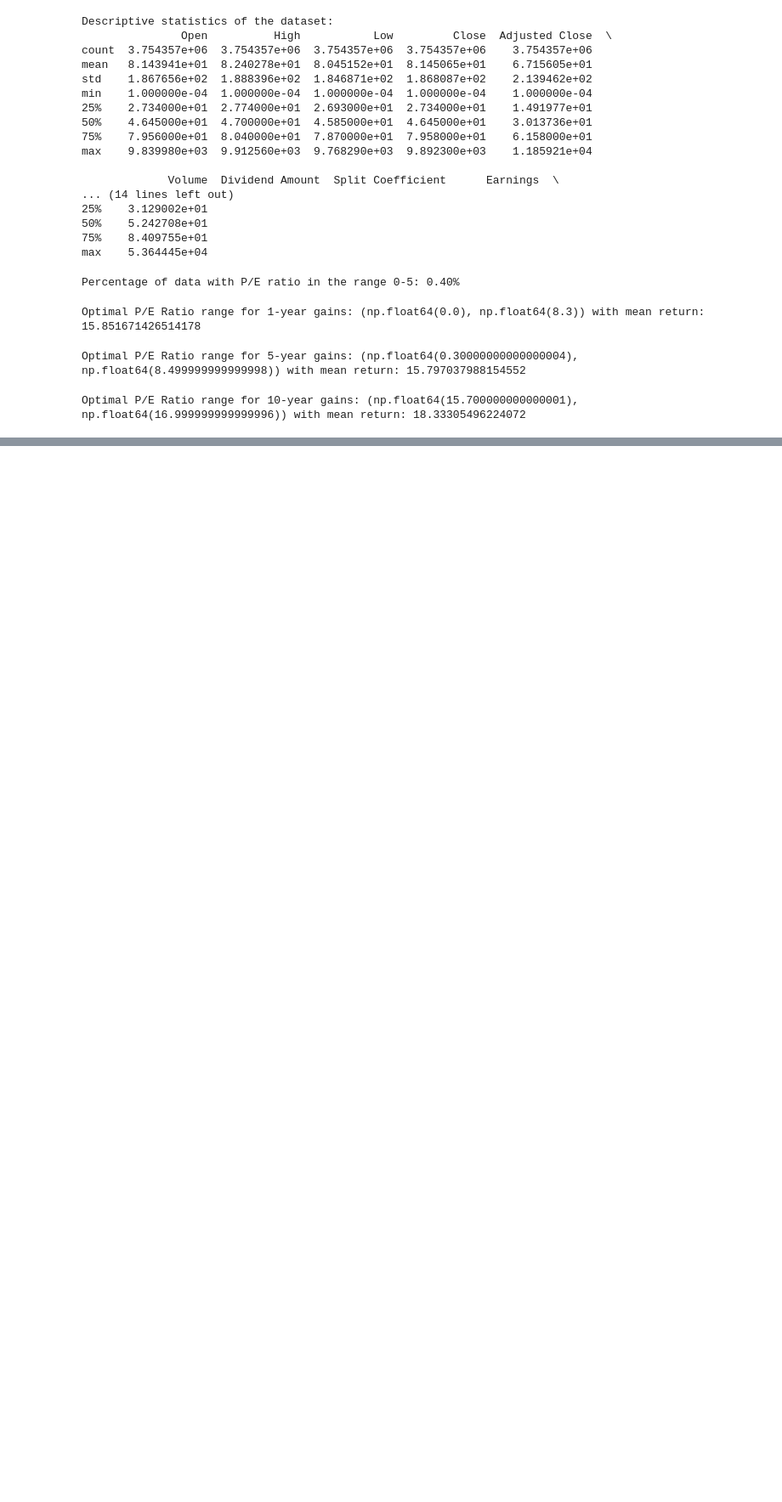
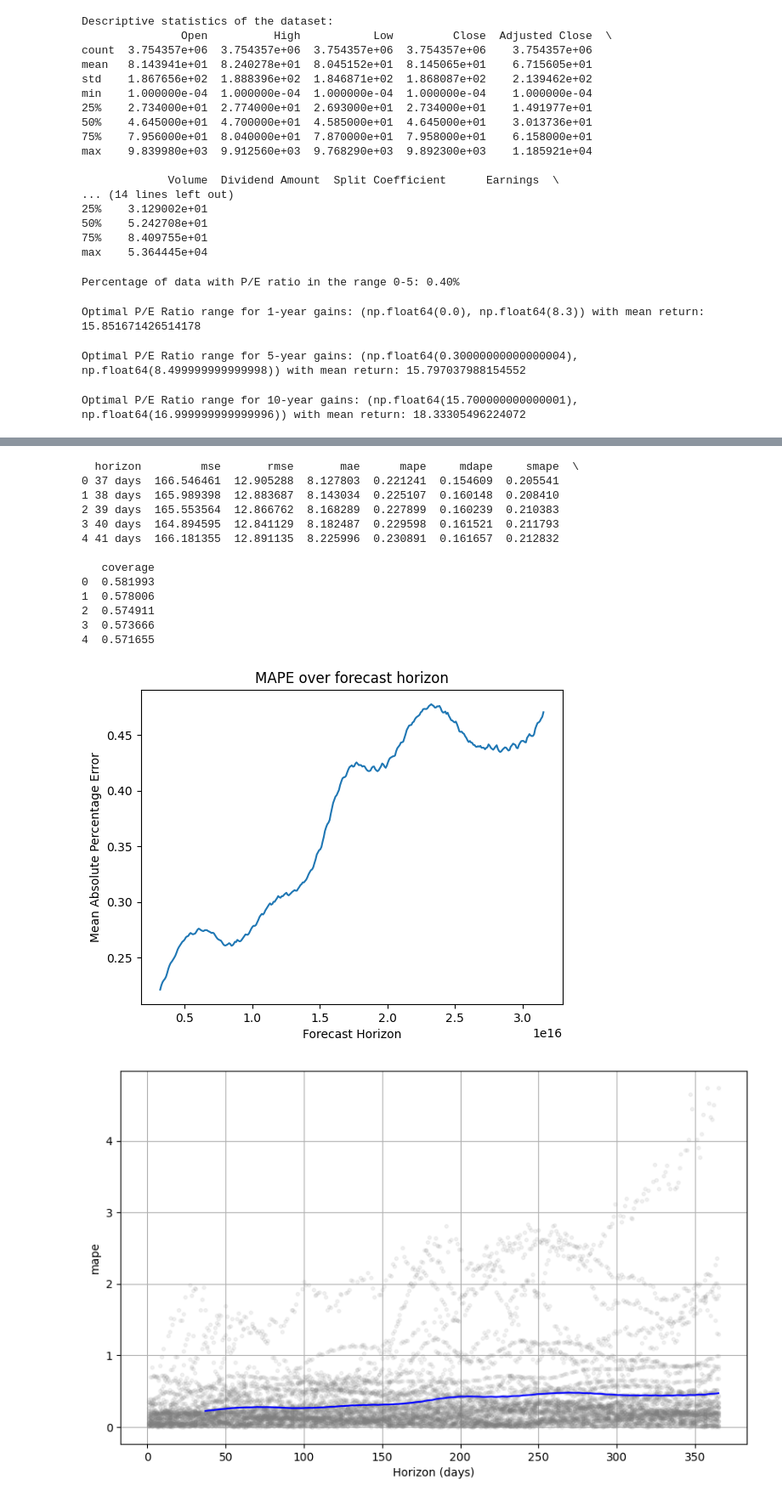
Before and after one commit to Dmeisterr/stock-program, a Jupyter notebook: src/DataAnalysis.ipynb, the cells around one changed output, grey strips where cells are left out. Shown at 85% size. Cells and saved outputs as stored; diff of their text form; code cells hidden in the pictures; blank space fills up the shorter version.

```diff
--- a/src/DataAnalysis.ipynb
+++ b/src/DataAnalysis.ipynb
@@ -168,0 +1016,44 @@ R^2 Score: 0.0008896238744323659
+# %%
+import pandas as pd
+from prophet import Prophet
+import matplotlib.pyplot as plt
+from prophet.diagnostics import cross_validation, performance_metrics
+
+# Read the data
+df = pd.read_csv("../stocks_calc_final_with_ttm.csv")
+df['Date'] = pd.to_datetime(df['Date'])
+
+# Choose one stock (for example, the first stock)
+sample_stock = df[df['Symbol'] == df['Symbol'].unique()[0]].copy()
+sample_stock = sample_stock.sort_values('Date')
+
+# Prepare data for Prophet
+prophet_df = sample_stock[['Date', 'Adjusted Close']].rename(columns={'Date': 'ds', 'Adjusted Close': 'y'})
+
+# Fit the model
+model = Prophet(yearly_seasonality=True, weekly_seasonality=True, daily_seasonality=False, changepoint_prior_scale=0.05)
+model.fit(prophet_df)
+
+# Backtesting using Prophet's cross_validation
+# initial: period used for training before starting predictions
+# period: frequency at which to make predictions
+# horizon: forecast distance ahead to evaluate on
+df_cv = cross_validation(model, initial='365 days', period='180 days', horizon='365 days')
+
+# Compute performance metrics
+df_p = performance_metrics(df_cv)
+print(df_p.head())
+
+# Plot performance metric (e.g., MAPE)
+import seaborn as sns
+sns.lineplot(data=df_p, x='horizon', y='mape')
+plt.title('MAPE over forecast horizon')
+plt.xlabel('Forecast Horizon')
+plt.ylabel('Mean Absolute Percentage Error')
+plt.show()
+
+# Optional: Visualize cross-validation forecast vs actuals
+from prophet.plot import plot_cross_validation_metric
+fig = plot_cross_validation_metric(df_cv, metric='mape')
+plt.show()
+# %% [output]
@@ -168,0 +1080,15 @@ R^2 Score: 0.0008896238744323659
+  horizon         mse       rmse       mae      mape     mdape     smape  \
+0 37 days  166.546461  12.905288  8.127803  0.221241  0.154609  0.205541
+1 38 days  165.989398  12.883687  8.143034  0.225107  0.160148  0.208410
+2 39 days  165.553564  12.866762  8.168289  0.227899  0.160239  0.210383
+3 40 days  164.894595  12.841129  8.182487  0.229598  0.161521  0.211793
+4 41 days  166.181355  12.891135  8.225996  0.230891  0.161657  0.212832
+
+   coverage
+0  0.581993
+1  0.578006
+2  0.574911
+3  0.573666
+4  0.571655
+[figure, added]
+[figure, added]
```
Also changed, not shown: parts of 26 cells of this notebook.
